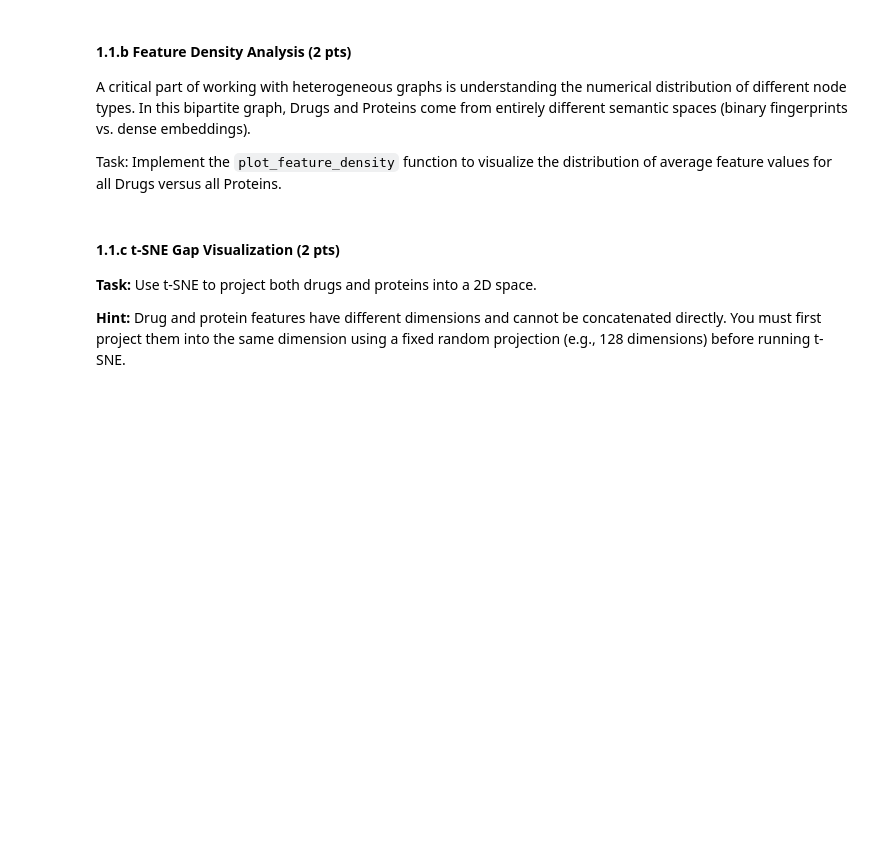
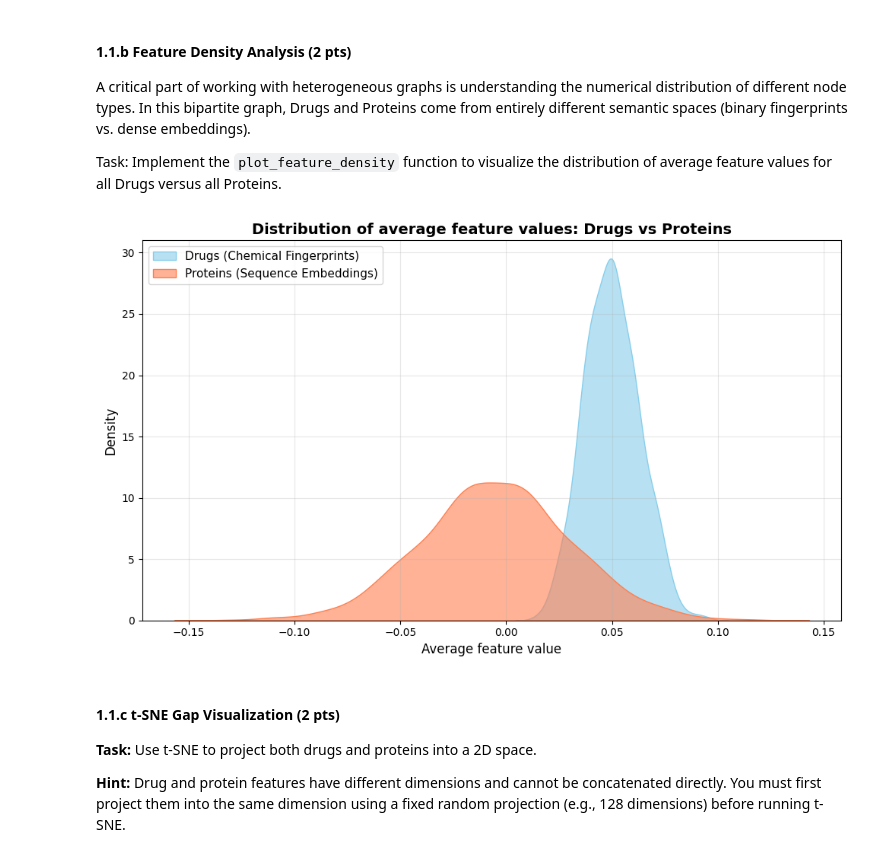
Before and after one commit to maplesugano/DGL_Individual_CW, a Jupyter notebook: DGL_CW1_2026.ipynb, the cells around one changed output. Drawn from its saved outputs; the diff is of its cells as text; code cells hidden in the pictures; blank space fills up the shorter version.

```diff
--- a/DGL_CW1_2026.ipynb
+++ b/DGL_CW1_2026.ipynb
@@ -140,35 +203,35 @@ Task: Implement the `plot_feature_density` function to visualize the distributio
 # %%
 def plot_feature_density(Xd, Xp):
     """
     Plots the density of average feature values for all Drugs vs all Proteins.
 
     Args:
         Xd: Drug features [n_drugs, d_drug]
         Xp: Protein features [n_proteins, d_protein]
     """
     plt.figure(figsize=(10, 6))
 
     # 1. Calculate average feature values per node (mean across the feature dimension)
-    # TODO: Calculate avg_d and avg_p
+    avg_d = Xd.mean(dim=1).cpu().numpy()  # [n_drugs]
+    avg_p = Xp.mean(dim=1).cpu().numpy()  # [n_proteins]
 
     # 2. Use sns.kdeplot to visualize the distributions
     # Hint: Use fill=True and distinct colors to show the two "islands" of data.
 
-    # =========================
-    # Your code starts here
-    # =========================
+    sns.kdeplot(avg_d, fill=True, color='skyblue', alpha=0.6, label='Drugs (Chemical Fingerprints)')
+    sns.kdeplot(avg_p, fill=True, color='coral', alpha=0.6, label='Proteins (Sequence Embeddings)')
 
-    # =========================
-    # Your code ends here
-    # =========================
-
-    plt.title("Distribution of *average* feature values: Drugs vs Proteins")
-    plt.xlabel("Average feature value")
-    plt.ylabel("Density")
-    plt.legend(["Drugs", "Proteins"])
+    plt.title("Distribution of average feature values: Drugs vs Proteins", fontsize=14, fontweight='bold')
+    plt.xlabel("Average feature value", fontsize=12)
+    plt.ylabel("Density", fontsize=12)
+    plt.legend(fontsize=11)
+    plt.grid(True, alpha=0.3)
+    plt.tight_layout()
     plt.show()
 
-# plot_feature_density(Xd, Xp)
+plot_feature_density(Xd, Xp)
+# %% [output]
+[figure, added]
 # %% [markdown]
 #### 1.1.c t-SNE Gap Visualization (2 pts)
 **Task:** Use t-SNE to project both drugs and proteins into a 2D space.
```
Also changed, not shown: parts of 73 cells of this notebook, 33 other files.
